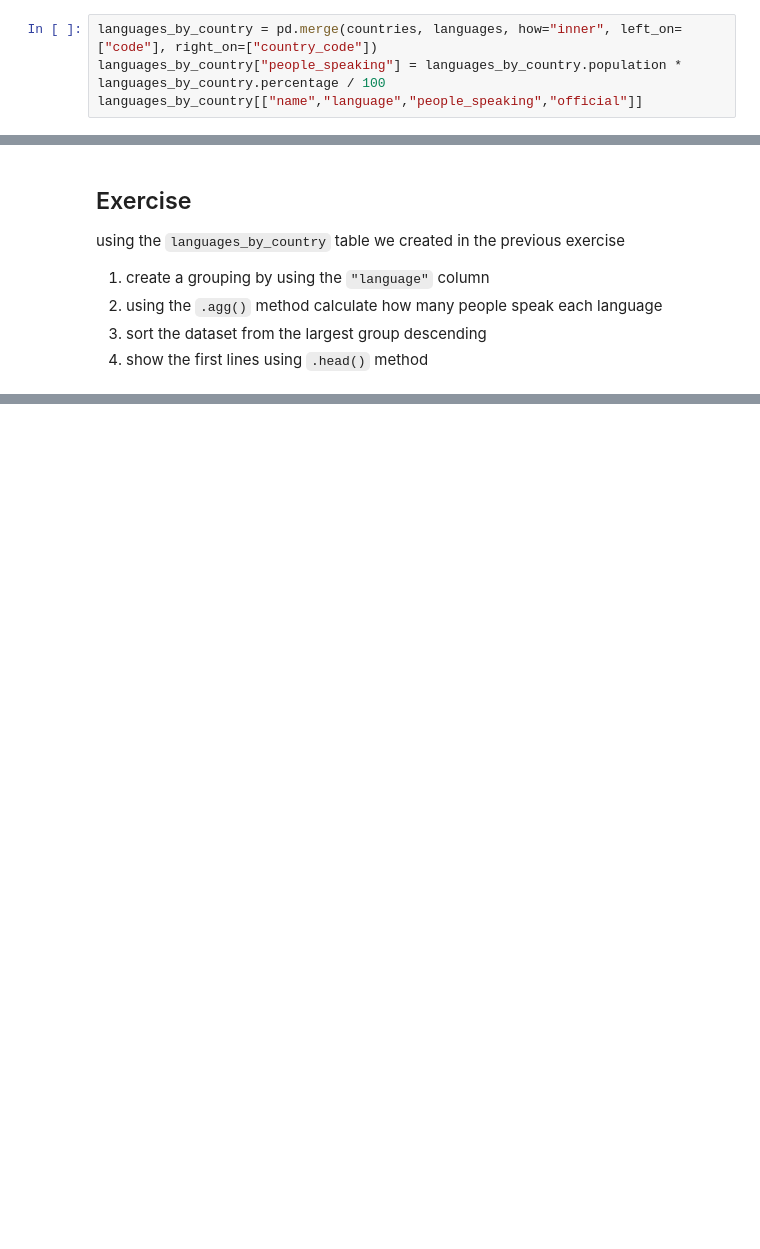
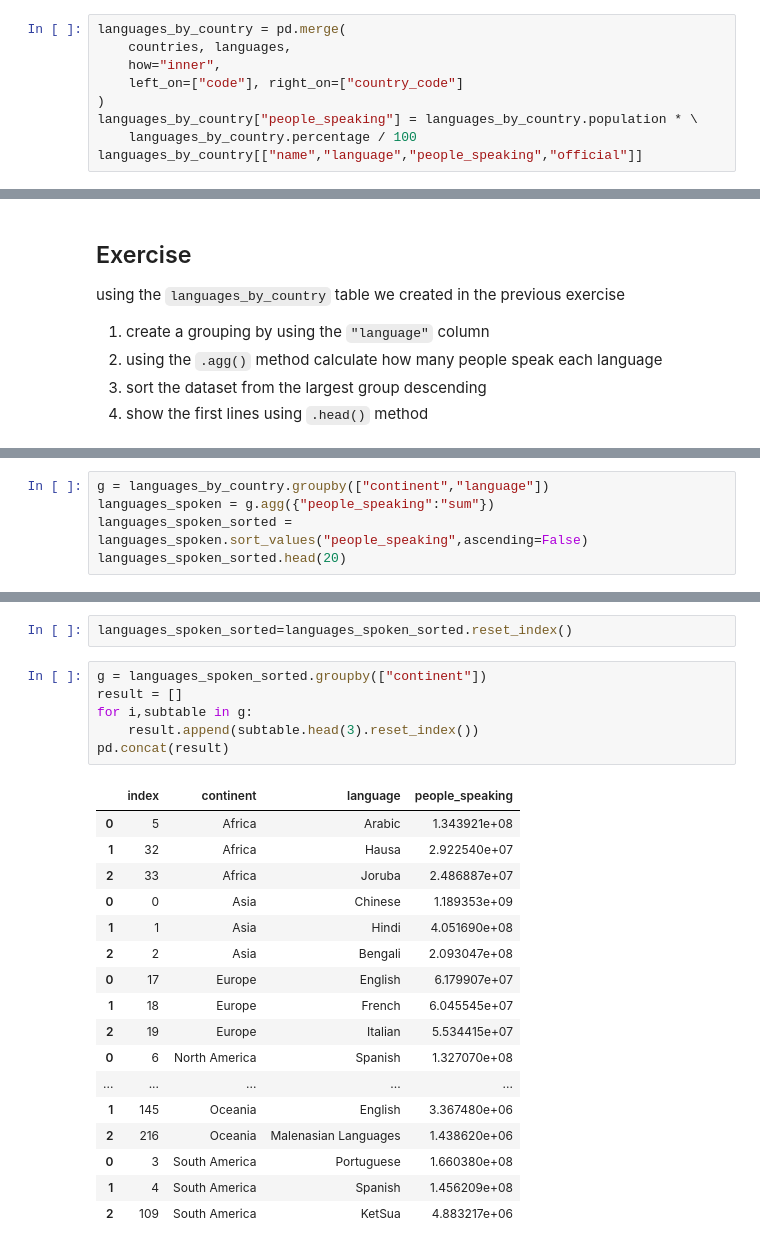
Before and after one commit to noiseOnTheNet/python-post023_jupyter_analitics, a Jupyter notebook: doc/Part_2.ipynb, the cells around one changed output, grey strips where cells are left out. Cells and saved outputs as stored; diff of their text form; blank space fills up the shorter version.

```diff
--- a/doc/Part_2.ipynb
+++ b/doc/Part_2.ipynb
@@ -150,6 +229,11 @@ If you have different names for the join columns you can use `left_on=` and `rig
 # %%
 languages = pd.read_csv("datasets/WorldDBTables/LanguageTable.csv")
 # %%
-languages_by_country = pd.merge(countries, languages, how="inner", left_on=["code"], right_on=["country_code"])
-languages_by_country["people_speaking"] = languages_by_country.population * languages_by_country.percentage / 100
+languages_by_country = pd.merge(
+    countries, languages,
+    how="inner",
+    left_on=["code"], right_on=["country_code"]
+)
+languages_by_country["people_speaking"] = languages_by_country.population * \
+    languages_by_country.percentage / 100
 languages_by_country[["name","language","people_speaking","official"]]
@@ -213,0 +392,5 @@ languages_by_country.groupby(["language"]) \
+# %%
+g = languages_by_country.groupby(["continent","language"])
+languages_spoken = g.agg({"people_speaking":"sum"})
+languages_spoken_sorted = languages_spoken.sort_values("people_speaking",ascending=False)
+languages_spoken_sorted.head(20)
@@ -213,0 +416,26 @@ languages_by_country.groupby(["language"]) \
+# %%
+languages_spoken_sorted=languages_spoken_sorted.reset_index()
+# %%
+g = languages_spoken_sorted.groupby(["continent"])
+result = []
+for i,subtable in g:
+    result.append(subtable.head(3).reset_index())
+pd.concat(result)
+# %% [output]
+|  | index | continent | language | people_speaking |
+| 0 | 5 | Africa | Arabic | 1.343921e+08 |
+| 1 | 32 | Africa | Hausa | 2.922540e+07 |
+| 2 | 33 | Africa | Joruba | 2.486887e+07 |
+| 0 | 0 | Asia | Chinese | 1.189353e+09 |
+| 1 | 1 | Asia | Hindi | 4.051690e+08 |
+| 2 | 2 | Asia | Bengali | 2.093047e+08 |
+| 0 | 17 | Europe | English | 6.179907e+07 |
+| 1 | 18 | Europe | French | 6.045545e+07 |
+| 2 | 19 | Europe | Italian | 5.534415e+07 |
+| 0 | 6 | North America | Spanish | 1.327070e+08 |
+| ... | ... | ... | ... | ... |
+| 1 | 145 | Oceania | English | 3.367480e+06 |
+| 2 | 216 | Oceania | Malenasian Languages | 1.438620e+06 |
+| 0 | 3 | South America | Portuguese | 1.660380e+08 |
+| 1 | 4 | South America | Spanish | 1.456209e+08 |
+| 2 | 109 | South America | KetSua | 4.883217e+06 |
```
Also changed, not shown: parts of 22 cells of this notebook, 2 other files.
